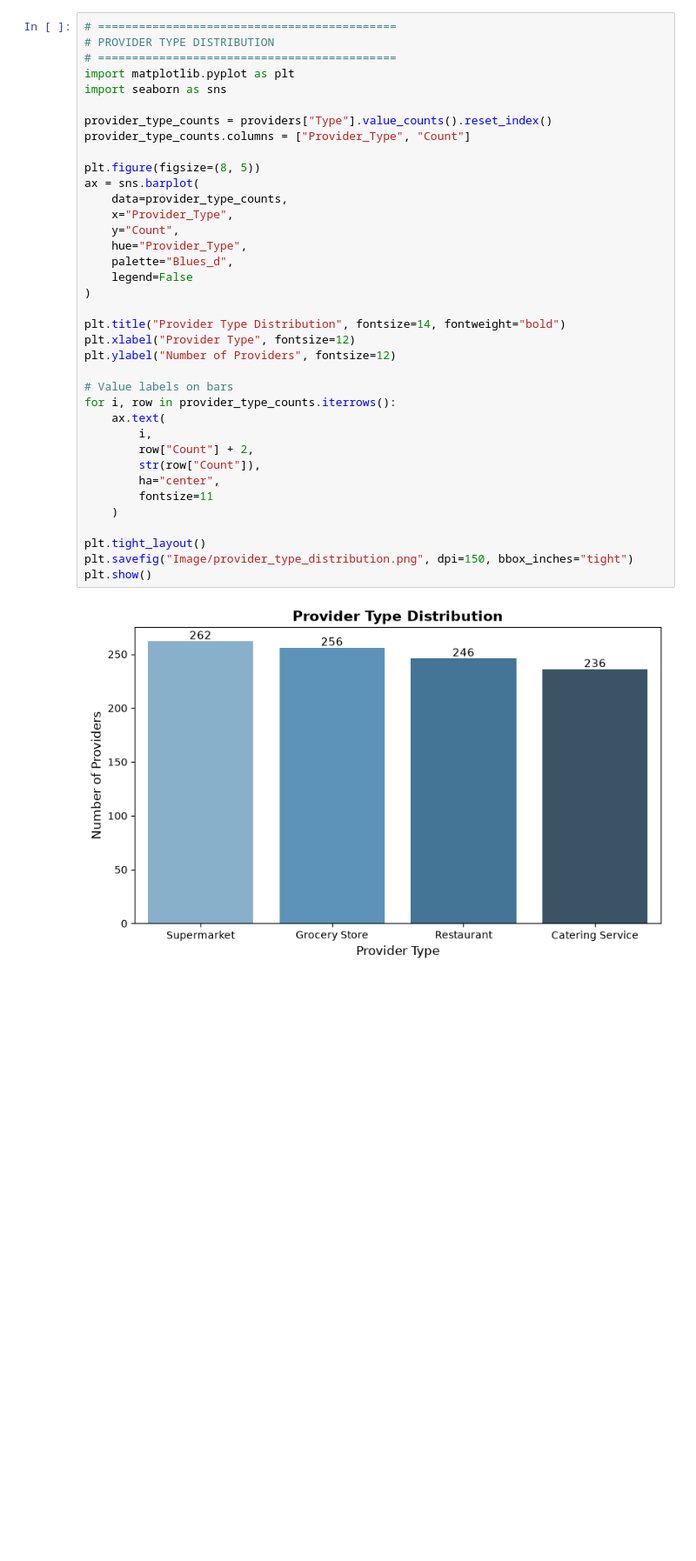
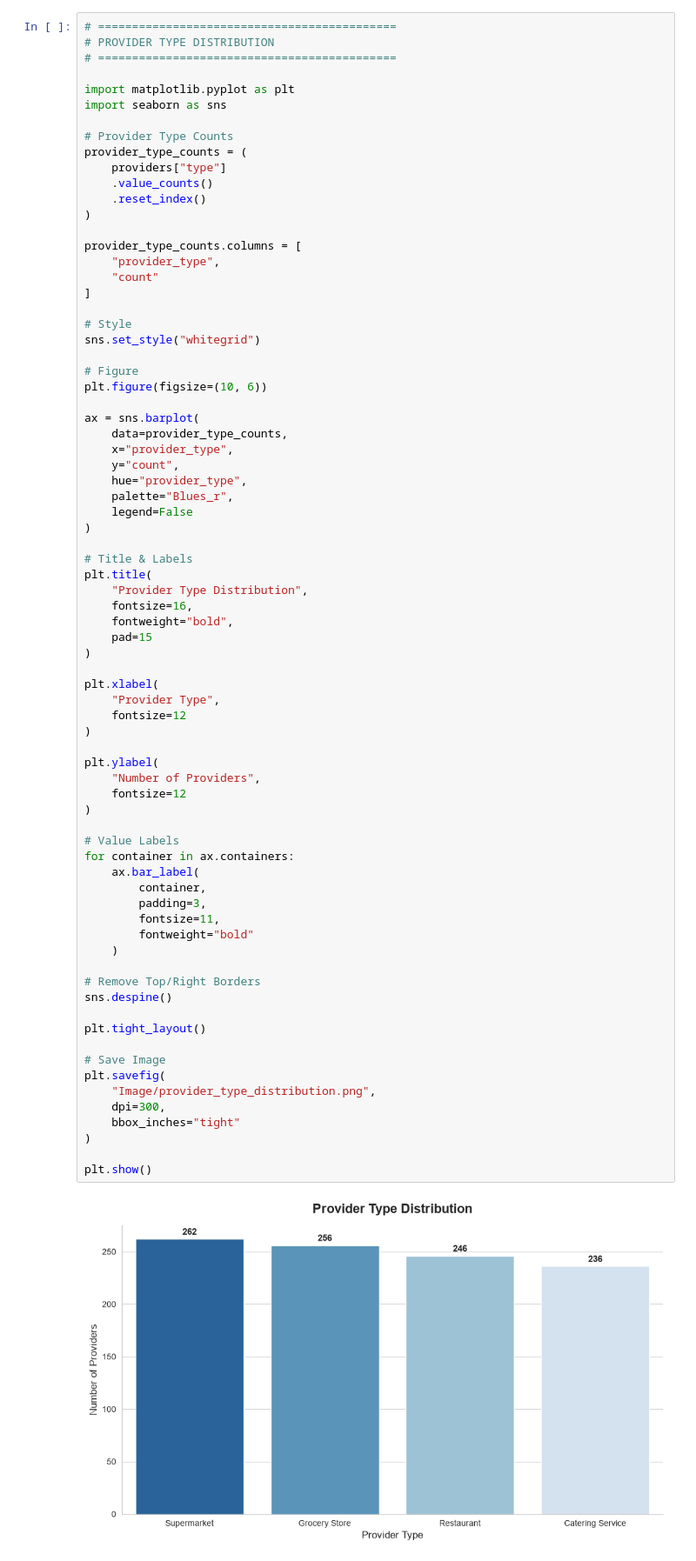
Before and after one commit to RajuKumar31/local-food-wastage-management-system, a Jupyter notebook: eda.ipynb, the cells around one changed output. Shown at 87% size. Drawn from its saved outputs; the diff is of its cells as text; blank space fills up the shorter version.

```diff
--- a/eda.ipynb
+++ b/eda.ipynb
@@ -43,42 +352,80 @@ Datasets loaded from PostgreSQL:
 # %%
 # ============================================
 # PROVIDER TYPE DISTRIBUTION
 # ============================================
+
 import matplotlib.pyplot as plt
 import seaborn as sns
 
-provider_type_counts = providers["Type"].value_counts().reset_index()
-provider_type_counts.columns = ["Provider_Type", "Count"]
+# Provider Type Counts
+provider_type_counts = (
+    providers["type"]
+    .value_counts()
+    .reset_index()
+)
 
-plt.figure(figsize=(8, 5))
+provider_type_counts.columns = [
+    "provider_type",
+    "count"
+]
+
+# Style
+sns.set_style("whitegrid")
+
+# Figure
+plt.figure(figsize=(10, 6))
+
 ax = sns.barplot(
     data=provider_type_counts,
-    x="Provider_Type",
-    y="Count",
-    hue="Provider_Type",
-    palette="Blues_d",
+    x="provider_type",
+    y="count",
+    hue="provider_type",
+    palette="Blues_r",
     legend=False
 )
 
-plt.title("Provider Type Distribution", fontsize=14, fontweight="bold")
-plt.xlabel("Provider Type", fontsize=12)
-plt.ylabel("Number of Providers", fontsize=12)
+# Title & Labels
+plt.title(
+    "Provider Type Distribution",
+    fontsize=16,
+    fontweight="bold",
+    pad=15
+)
 
-# Value labels on bars
-for i, row in provider_type_counts.iterrows():
-    ax.text(
-        i,
-        row["Count"] + 2,
-        str(row["Count"]),
-        ha="center",
-        fontsize=11
+plt.xlabel(
+    "Provider Type",
+    fontsize=12
+)
+
+plt.ylabel(
+    "Number of Providers",
+    fontsize=12
+)
+
+# Value Labels
+for container in ax.containers:
+    ax.bar_label(
+        container,
+        padding=3,
+        fontsize=11,
+        fontweight="bold"
     )
 
+# Remove Top/Right Borders
+sns.despine()
+
 plt.tight_layout()
-plt.savefig("Image/provider_type_distribution.png", dpi=150, bbox_inches="tight")
+
+# Save Image
+plt.savefig(
+    "Image/provider_type_distribution.png",
+    dpi=300,
+    bbox_inches="tight"
+)
+
 plt.show()
 # %% [output]
-[figure, old version]
+[figure, new version]
 # %% [markdown]
 ### Insight
 Provider participation is relatively balanced across all four provider categories.
```
Also changed, not shown: parts of 12 cells of this notebook, 21 other files.
